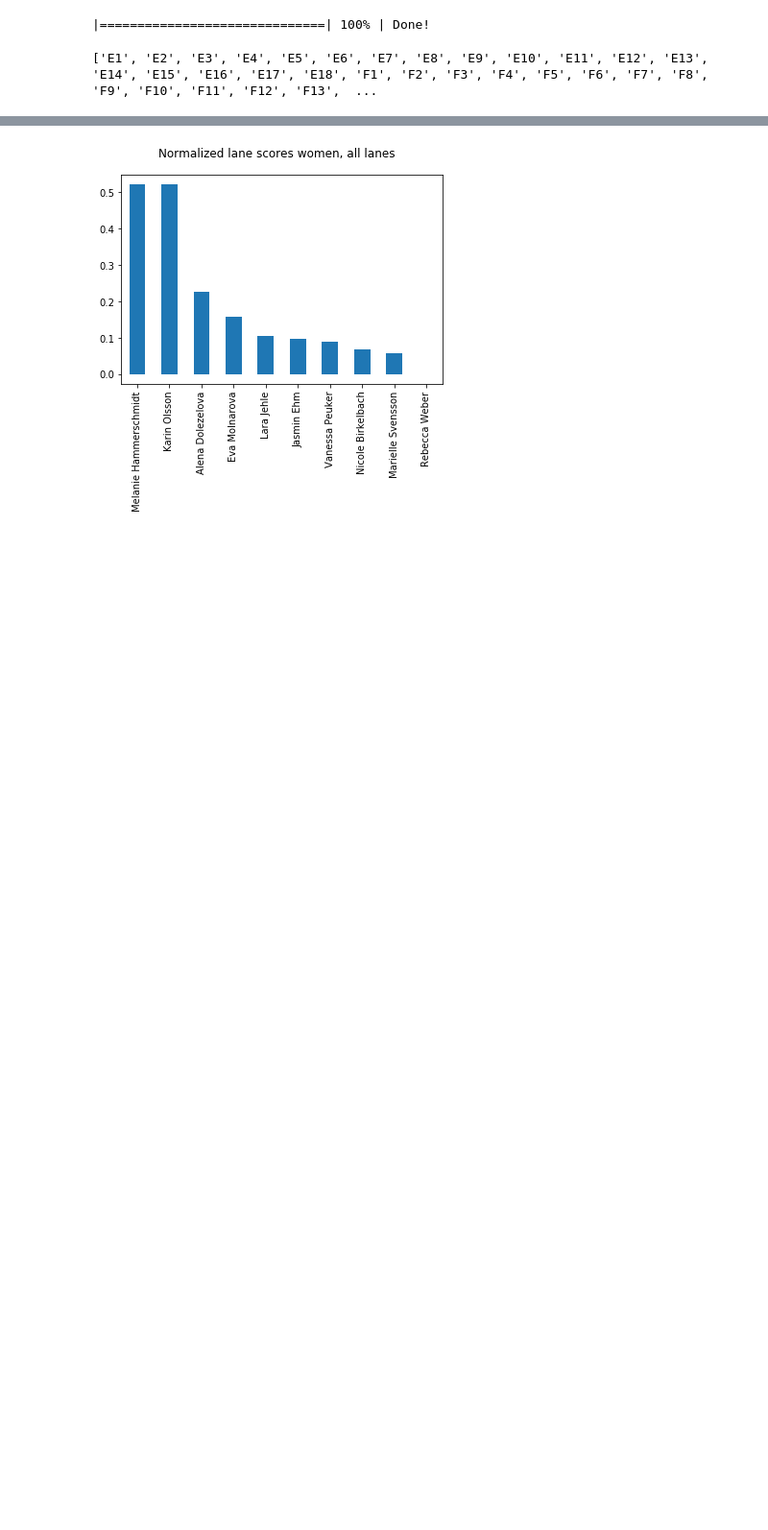
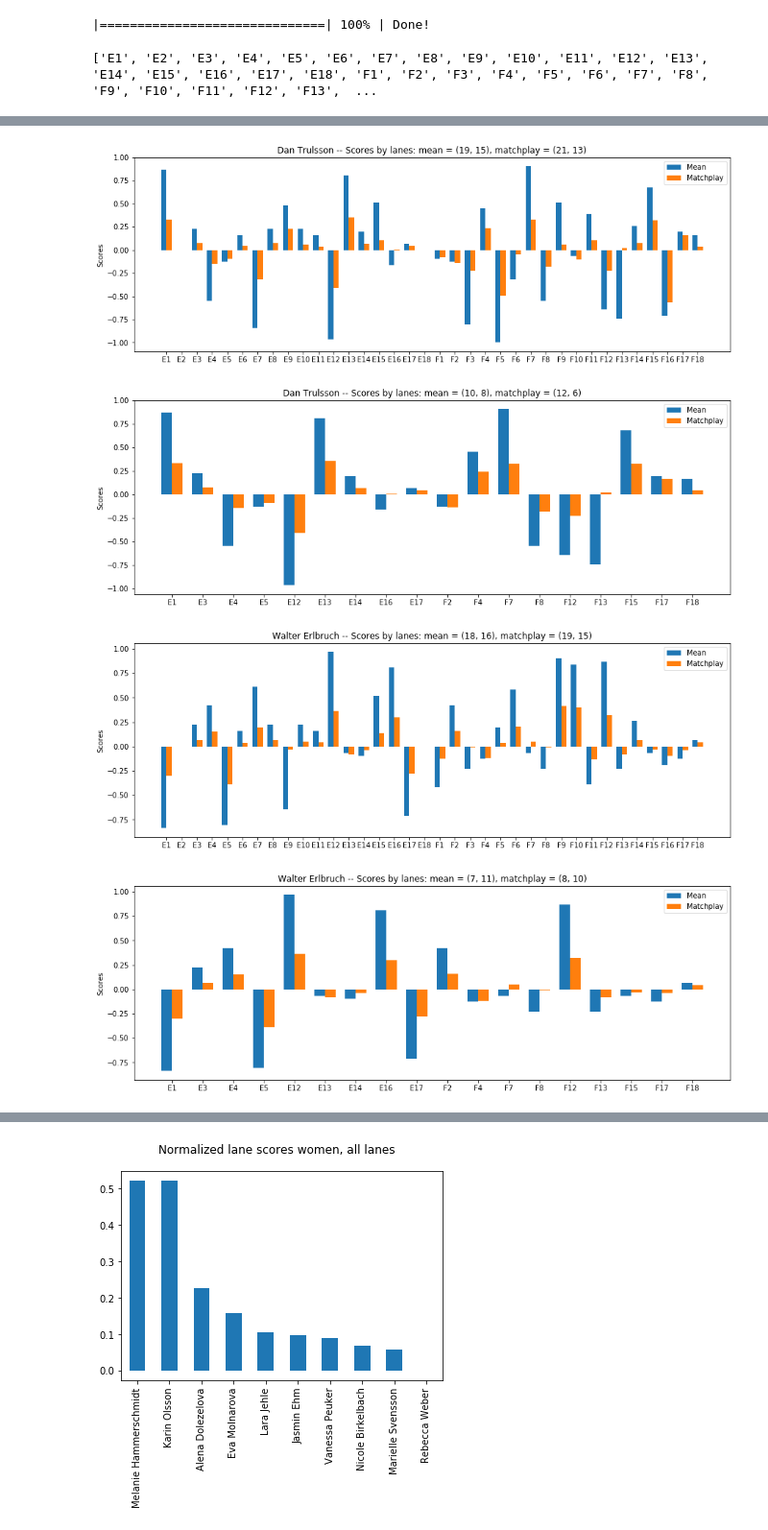
Before and after one commit to axarekma/WMC_2017_CUP, a Jupyter notebook: src/example.ipynb, the cells around one changed output, grey strips where cells are left out. Shown: that part at 96% size. Drawn from its saved outputs; the diff is of its cells as text; code cells hidden in the pictures; blank space fills up the shorter version.

```diff
--- a/src/example.ipynb
+++ b/src/example.ipynb
@@ -80,8 +89,8 @@ def getresdict(lanes):
         resdict[lane] = 0
     return resdict
 
-def addGame(p1,p2,lanes, resdict):
-    for i,el in enumerate( Game_lanelog(p1,p2,'E1',DATA,lanes).lanelog):
+def addGame(p1,p2,lanes, resdict,resfunc):
+    for i,el in enumerate( Game_lanelog(p1,p2,'E1',DATA,lanes,resfunc).lanelog):
         resdict[lanes[i]] = resdict[lanes[i]] + el
     return resdict
 
@@ -157,0 +157,71 @@ Sebastian Piekorz (0.07166728555514296, -0.24350474825300125)
+# %%
+def get_normalized_score(result, lanes):
+    count = 0
+    score = 0
+    for el in lanes:
+        #print(el)
+        count = count + abs(result[el])
+        score = score + result[el]
+    return (score/count)
+
+def score_from_lanes(scores):
+    return (np.sum(np.array(scores)>0),
+            np.sum(np.array(scores)<0))
+# %%
+def plotLaneBarPlot(res_mean, count_mean,
+                    res_mc, count_mc,
+                    p1,lanes):
+    ind = np.arange(len(lanes))  # the x locations for the groups
+    bins_mean = [ res_mean[l]/count_mean for l in lanes]
+    bins_mc = [ res_mc[l]/count_mc for l in lanes]
+
+    width = 0.35       # the width of the bars
+
+    fig, ax = plt.subplots()
+    fig.set_figheight(5)
+    fig.set_figwidth(15)
+    rects1 = ax.bar(ind, bins_mean, width)
+    rects2 = ax.bar(ind + width, bins_mc, width)
+
+    # add some text for labels, title and axes ticks
+    ax.set_ylabel('Scores')
+    ax.set_title('{} -- Scores by lanes: mean = {}, matchplay = {}'.
+                format(p1,score_from_lanes(bins_mean),
+                       score_from_lanes(bins_mc)))
+    ax.set_xticks(ind + width / 2)
+    ax.set_xticklabels(lanes)
+
+    ax.legend((rects1[0], rects2[0]), ('Mean', 'Matchplay'))
+
+
+    plt.show()
+    return fig
+
+def plotLaneBarPlots(p1,names):
+    res_mean, count_mean = get_lane_scores_mean(p1, names)
+    res_mc, count_mc = get_lane_scores_mc(p1, names)
+
+    fig = plotLaneBarPlot(res_mean, count_mean,
+                    res_mc, count_mc,
+                    p1,LANES_ALL)
+    fig.savefig('../FIG/lanes_all_{}'.format(p1),bbox_inches = 'tight')
+
+    fig = plotLaneBarPlot(res_mean, count_mean,
+                    res_mc, count_mc,
+                    p1,LANES)
+
+    fig.savefig('../FIG/lanes_cup_{}'.format(p1),bbox_inches = 'tight')
+
+
+
+
+
+p1 = 'Dan Trulsson'
+plotLaneBarPlots(p1,names_m)
+p1 = 'Walter Erlbruch'
+plotLaneBarPlots(p1,names_m)
+# %% [output]
+[figure, added]
+[figure, added]
+[figure, added]
+[figure, added]
```
Also changed, not shown: parts of 13 cells of this notebook, 10 other files.
